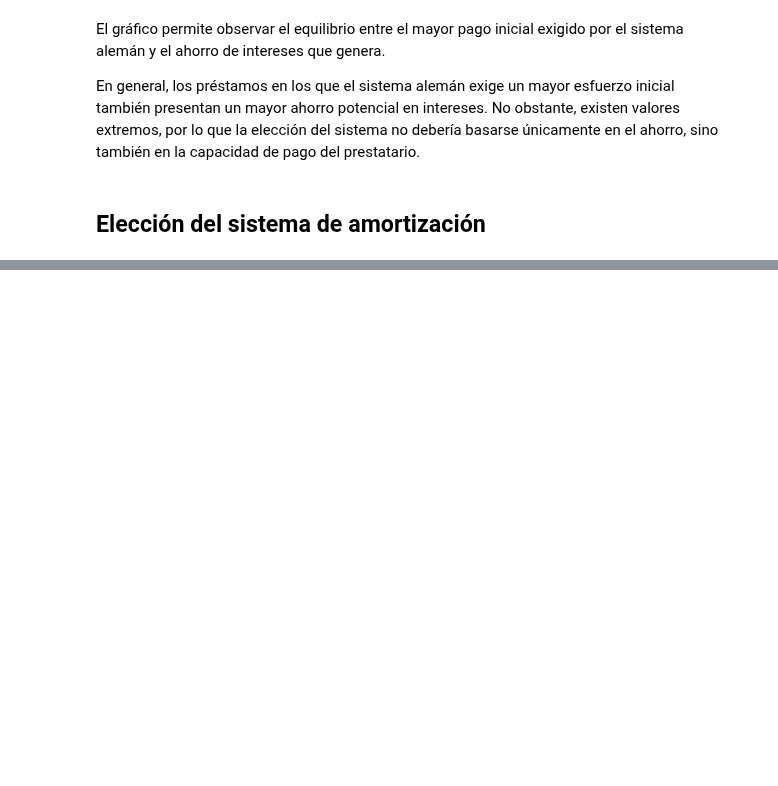
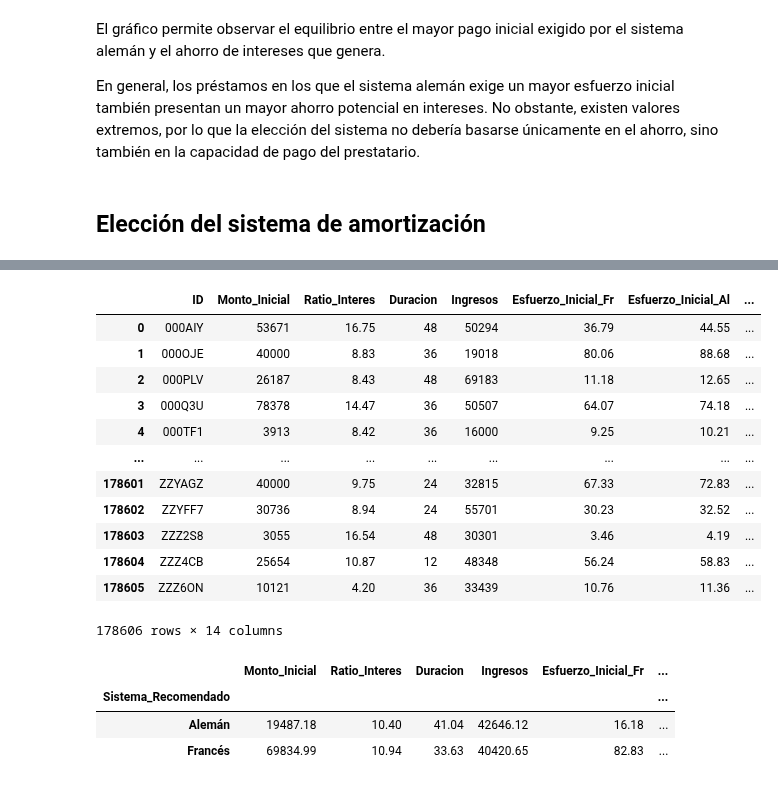
Before and after one commit to izarozubia-max/RETO5, a Jupyter notebook: cuadros_amortización.ipynb, the cells around one changed output, grey strips where cells are left out. Cells and saved outputs as stored; diff of their text form; code cells hidden in the pictures; blank space fills up the shorter version.

```diff
--- a/cuadros_amortización.ipynb
+++ b/cuadros_amortización.ipynb
@@ -320,0 +540,67 @@ En general, los préstamos en los que el sistema alemán exige un mayor esfuerzo
+# %%
+resultado = comparacion_final[
+    [
+        "ID",
+        "Monto_Inicial",
+        "Ratio_Interes",
+        "Duracion",
+        "Ingresos",
+        "Esfuerzo_Inicial_Fr",
+        "Esfuerzo_Inicial_Al",
+        "Ahorro_Intereses_Al",
+        "Intereses_Totales_Fr",
+        "Sobreesfuerzo_Inicial_Al",
+        "Sistema_Recomendado",
+        "Ambos_Superan_Limite"
+    ]
+].copy()
+
+resultado["Diferencia_Esfuerzo"] = (
+    resultado["Esfuerzo_Inicial_Al"]
+    - resultado["Esfuerzo_Inicial_Fr"]
+)
+
+resultado["Ahorro_Intereses_Pct"] = (
+    resultado["Ahorro_Intereses_Al"]
+    / resultado["Intereses_Totales_Fr"]
+    * 100
+)
+
+resultado.round(2)
+# %% [output]
+|  | ID | Monto_Inicial | Ratio_Interes | Duracion | Ingresos | Esfuerzo_Inicial_Fr | Esfuerzo_Inicial_Al | ... |
+| 0 | 000AIY | 53671 | 16.75 | 48 | 50294 | 36.79 | 44.55 | ... |
+| 1 | 000OJE | 40000 | 8.83 | 36 | 19018 | 80.06 | 88.68 | ... |
+| 2 | 000PLV | 26187 | 8.43 | 48 | 69183 | 11.18 | 12.65 | ... |
+| 3 | 000Q3U | 78378 | 14.47 | 36 | 50507 | 64.07 | 74.18 | ... |
+| 4 | 000TF1 | 3913 | 8.42 | 36 | 16000 | 9.25 | 10.21 | ... |
+| ... | ... | ... | ... | ... | ... | ... | ... | ... |
+| 178601 | ZZYAGZ | 40000 | 9.75 | 24 | 32815 | 67.33 | 72.83 | ... |
+| 178602 | ZZYFF7 | 30736 | 8.94 | 24 | 55701 | 30.23 | 32.52 | ... |
+| 178603 | ZZZ2S8 | 3055 | 16.54 | 48 | 30301 | 3.46 | 4.19 | ... |
+| 178604 | ZZZ4CB | 25654 | 10.87 | 12 | 48348 | 56.24 | 58.83 | ... |
+| 178605 | ZZZ6ON | 10121 | 4.20 | 36 | 33439 | 10.76 | 11.36 | ... |
+178606 rows × 14 columns
+# %%
+perfil = resultado.groupby(
+    "Sistema_Recomendado"
+)[
+    [
+        "Monto_Inicial",
+        "Ratio_Interes",
+        "Duracion",
+        "Ingresos",
+        "Esfuerzo_Inicial_Fr",
+        "Esfuerzo_Inicial_Al",
+        "Diferencia_Esfuerzo",
+        "Ahorro_Intereses_Al",
+        "Ahorro_Intereses_Pct"
+    ]
+].mean().round(2)
+
+perfil
+# %% [output]
+|  | Monto_Inicial | Ratio_Interes | Duracion | Ingresos | Esfuerzo_Inicial_Fr | ... |
+| Sistema_Recomendado |  |  |  |  |  | ... |
+| Alemán | 19487.18 | 10.40 | 41.04 | 42646.12 | 16.18 | ... |
+| Francés | 69834.99 | 10.94 | 33.63 | 40420.65 | 82.83 | ... |
```
Also changed, not shown: parts of 26 cells of this notebook.
